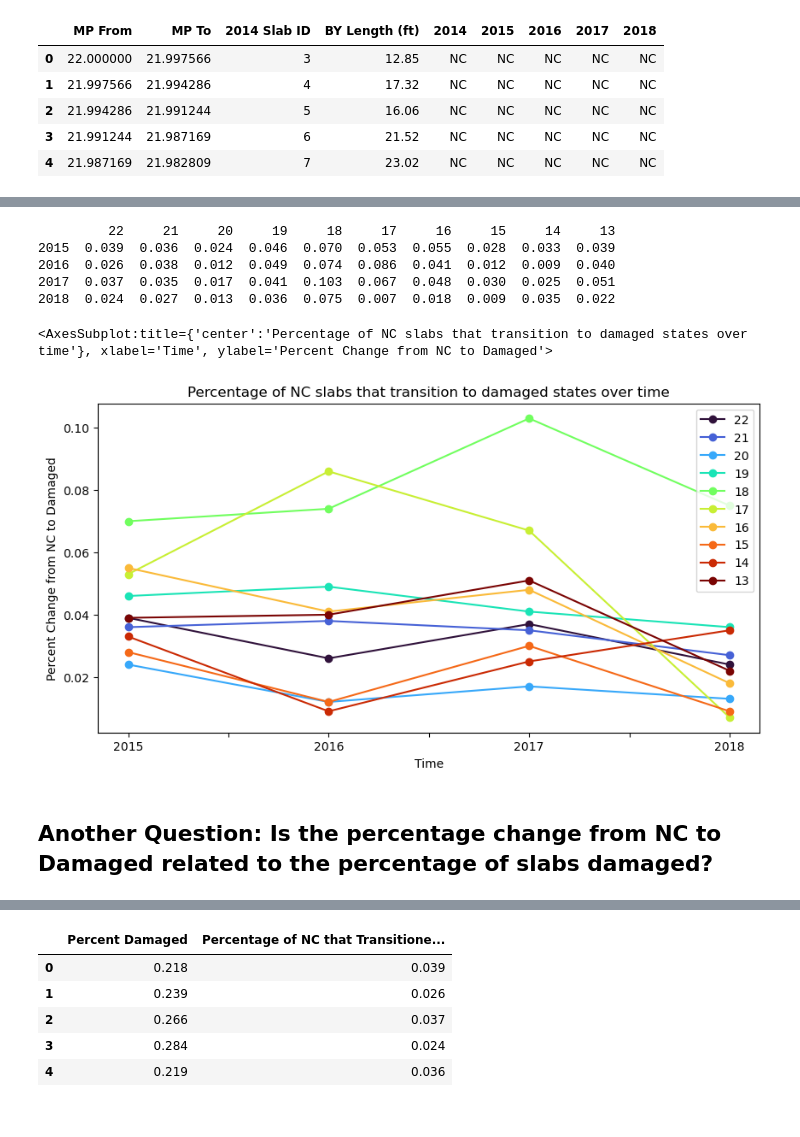
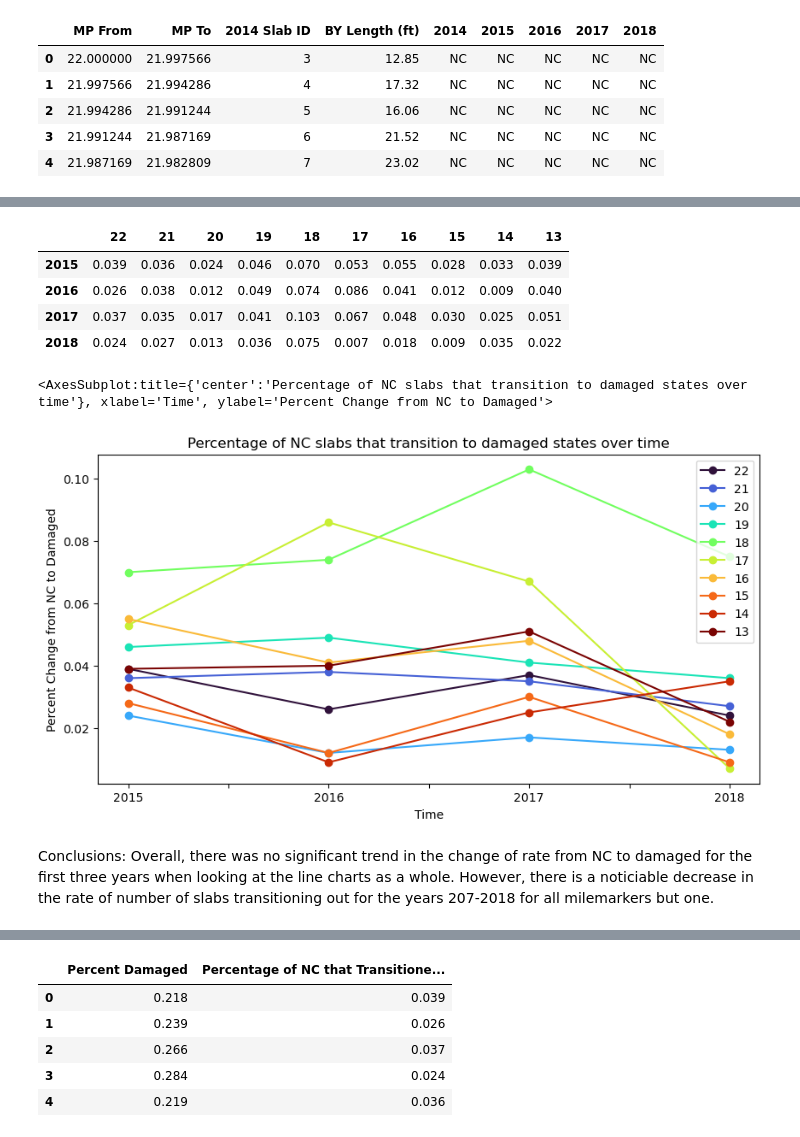
Before and after one commit to jadenl99/Pavement-Forecasting, a Jupyter notebook: src/correlation.ipynb, the cells around one changed output, grey strips where cells are left out. Saved outputs shown, nothing was run; the diff lists cells and outputs as text; code cells hidden in the pictures.

```diff
--- a/src/correlation.ipynb
+++ b/src/correlation.ipynb
@@ -83,29 +78,29 @@ TPMs = create_TPM_by_mile(df_by_mile, 12, 22, 2014, 2018)
 # %%
 def calc_NC_to_damaged(mile, year):
     return TPMs[(mile, year)].loc['NC', 'L1'] + TPMs[(mile, year)].loc['NC', 'T1'] + TPMs[(mile, year)].loc['NC', 'L2'] + TPMs[(mile, year)].loc['NC', 'T2'] + TPMs[(mile, year)].loc['NC', 'CC'] + TPMs[(mile, year)].loc['NC', 'SS']
 
 table = {}
 
 for mile in range(22, 12, -1):
     table[mile] = []
     for year in range(2015, 2019):
         table[mile].append(calc_NC_to_damaged(mile, year))
 
 
 
 
 NC_to_damaged = pd.DataFrame(table)
 NC_to_damaged.index = ['2015', '2016', '2017', '2018']
 
-print(NC_to_damaged)
+display(NC_to_damaged)
 NC_to_damaged.plot(use_index=True, marker='o', title='Percentage of NC slabs that transition to damaged states over time', colormap='turbo', figsize=(10, 5), ylabel='Percent Change from NC to Damaged', xlabel='Time')
 # %% [output]
+|  | 22 | 21 | 20 | 19 | 18 | 17 | 16 | 15 | 14 | 13 |
+| 2015 | 0.039 | 0.036 | 0.024 | 0.046 | 0.070 | 0.053 | 0.055 | 0.028 | 0.033 | 0.039 |
+| 2016 | 0.026 | 0.038 | 0.012 | 0.049 | 0.074 | 0.086 | 0.041 | 0.012 | 0.009 | 0.040 |
+| 2017 | 0.037 | 0.035 | 0.017 | 0.041 | 0.103 | 0.067 | 0.048 | 0.030 | 0.025 | 0.051 |
+| 2018 | 0.024 | 0.027 | 0.013 | 0.036 | 0.075 | 0.007 | 0.018 | 0.009 | 0.035 | 0.022 |
-         22     21     20     19     18     17     16     15     14     13
-2015  0.039  0.036  0.024  0.046  0.070  0.053  0.055  0.028  0.033  0.039
-2016  0.026  0.038  0.012  0.049  0.074  0.086  0.041  0.012  0.009  0.040
-2017  0.037  0.035  0.017  0.041  0.103  0.067  0.048  0.030  0.025  0.051
-2018  0.024  0.027  0.013  0.036  0.075  0.007  0.018  0.009  0.035  0.022
+<AxesSubplot:title={'center':'Percentage of NC slabs that transition to damaged states over time'}, xlabel='Time', ylabel='Percent Change from NC to Damaged'>
-<AxesSubplot:title={'center':'Percentage of NC slabs that transition to damaged states over time'}, xlabel='Time', ylabel='Percent Change from NC to Damaged'>
 [figure]
-# %% [markdown]
-## Another Question: Is the percentage change from NC to Damaged related to the percentage of slabs damaged?
+# %% [markdown]
+Conclusions: Overall, there was no significant trend in the change of rate from NC to damaged for the first three years when looking at the line charts as a whole. However, there is a noticiable decrease in the rate of number of slabs transitioning out for the years 207-2018 for all milemarkers but one.
```
Also changed, not shown: parts of 6 cells of this notebook, 1 other file.
